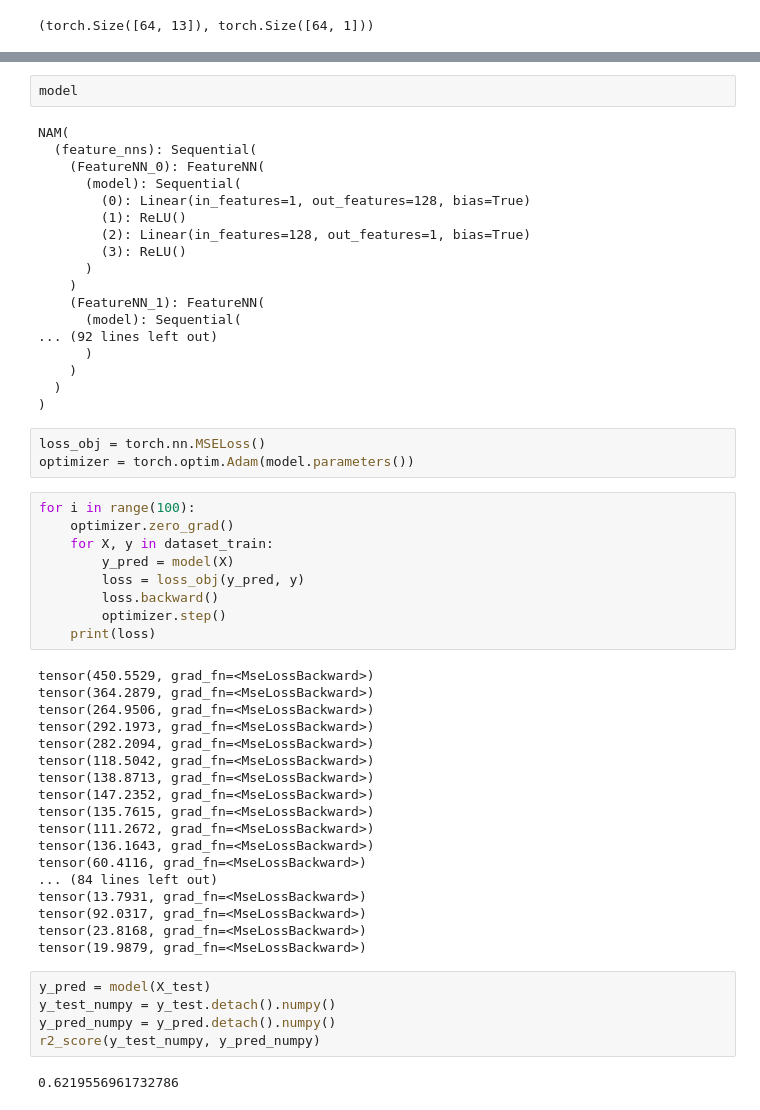
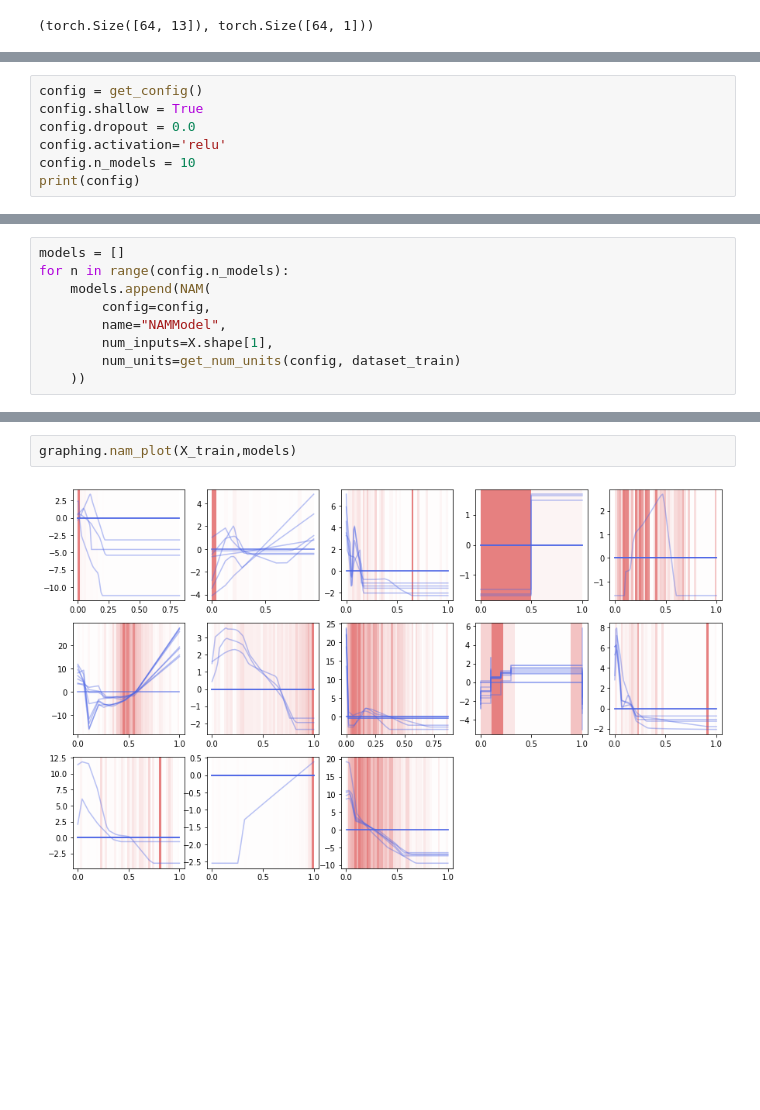
Before and after one commit to AmrMKayid/nam, a Jupyter notebook: graphing.ipynb, the cells around one changed output, grey strips where cells are left out. Drawn from its saved outputs; the diff is of its cells as text; blank space fills up the shorter version.

```diff
--- a/graphing.ipynb
+++ b/graphing.ipynb
@@ -79,0 +57,7 @@ optimizer = torch.optim.Adam(nn_model.parameters())
+# %%
+config = get_config()
+config.shallow = True
+config.dropout = 0.0
+config.activation='relu'
+config.n_models = 10
+print(config)
@@ -79,0 +66,9 @@ optimizer = torch.optim.Adam(nn_model.parameters())
+# %%
+models = []
+for n in range(config.n_models):
+    models.append(NAM(
+        config=config,
+        name="NAMModel",
+        num_inputs=X.shape[1],
+        num_units=get_num_units(config, dataset_train)
+    ))
@@ -258,57 +143,4 @@ model = NAM(
-# %%
-model
-# %% [output]
-NAM(
-  (feature_nns): Sequential(
-    (FeatureNN_0): FeatureNN(
-      (model): Sequential(
-        (0): Linear(in_features=1, out_features=128, bias=True)
-        (1): ReLU()
-        (2): Linear(in_features=128, out_features=1, bias=True)
-        (3): ReLU()
-      )
-    )
-    (FeatureNN_1): FeatureNN(
-      (model): Sequential(
-... (92 lines left out)
-      )
-    )
-  )
-)
-# %%
-loss_obj = torch.nn.MSELoss()
-optimizer = torch.optim.Adam(model.parameters())
-# %%
-for i in range(100):
-    optimizer.zero_grad()
-    for X, y in dataset_train:
-        y_pred = model(X)
-        loss = loss_obj(y_pred, y)
-        loss.backward()
-        optimizer.step()
-    print(loss)
-# %% [output]
-tensor(450.5529, grad_fn=<MseLossBackward>)
-tensor(364.2879, grad_fn=<MseLossBackward>)
-tensor(264.9506, grad_fn=<MseLossBackward>)
-tensor(292.1973, grad_fn=<MseLossBackward>)
-tensor(282.2094, grad_fn=<MseLossBackward>)
-tensor(118.5042, grad_fn=<MseLossBackward>)
-tensor(138.8713, grad_fn=<MseLossBackward>)
-tensor(147.2352, grad_fn=<MseLossBackward>)
-tensor(135.7615, grad_fn=<MseLossBackward>)
-tensor(111.2672, grad_fn=<MseLossBackward>)
-tensor(136.1643, grad_fn=<MseLossBackward>)
-tensor(60.4116, grad_fn=<MseLossBackward>)
-... (84 lines left out)
-tensor(13.7931, grad_fn=<MseLossBackward>)
-tensor(92.0317, grad_fn=<MseLossBackward>)
-tensor(23.8168, grad_fn=<MseLossBackward>)
-tensor(19.9879, grad_fn=<MseLossBackward>)
-# %%
-y_pred = model(X_test)
-y_test_numpy = y_test.detach().numpy()
-y_pred_numpy = y_pred.detach().numpy()
-r2_score(y_test_numpy, y_pred_numpy)
-# %% [output]
-0.6219556961732786
+# %%
+graphing.nam_plot(X_train,models)
+# %% [output]
+[figure, added]
```
Also changed, not shown: parts of 20 cells of this notebook, 1 other file.
